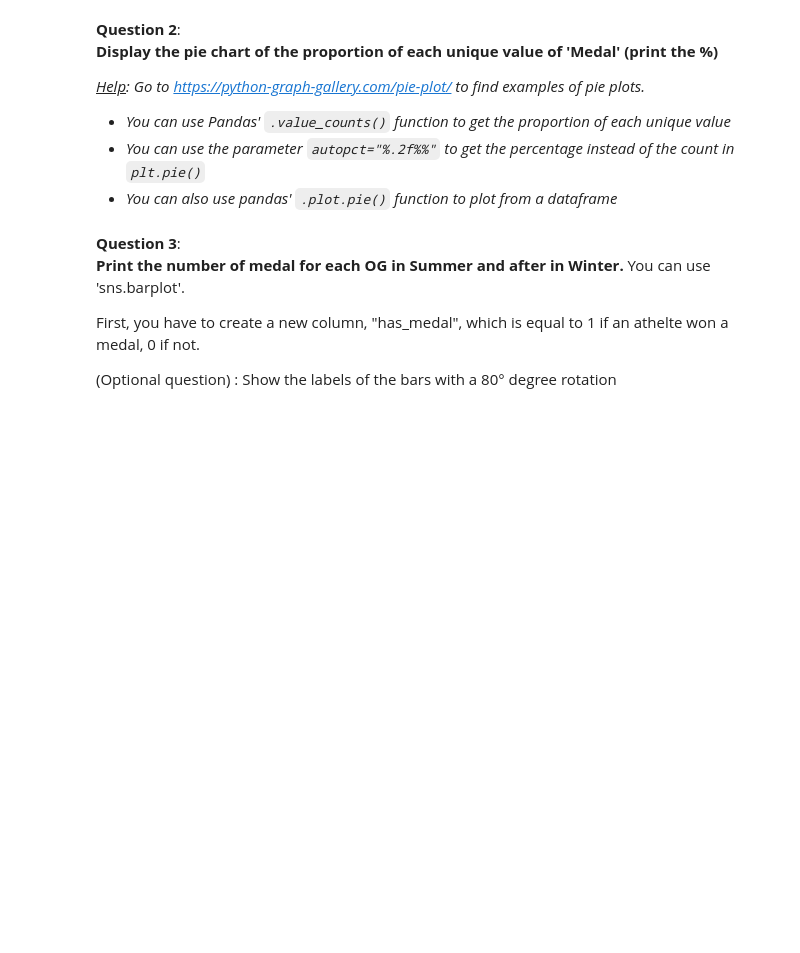
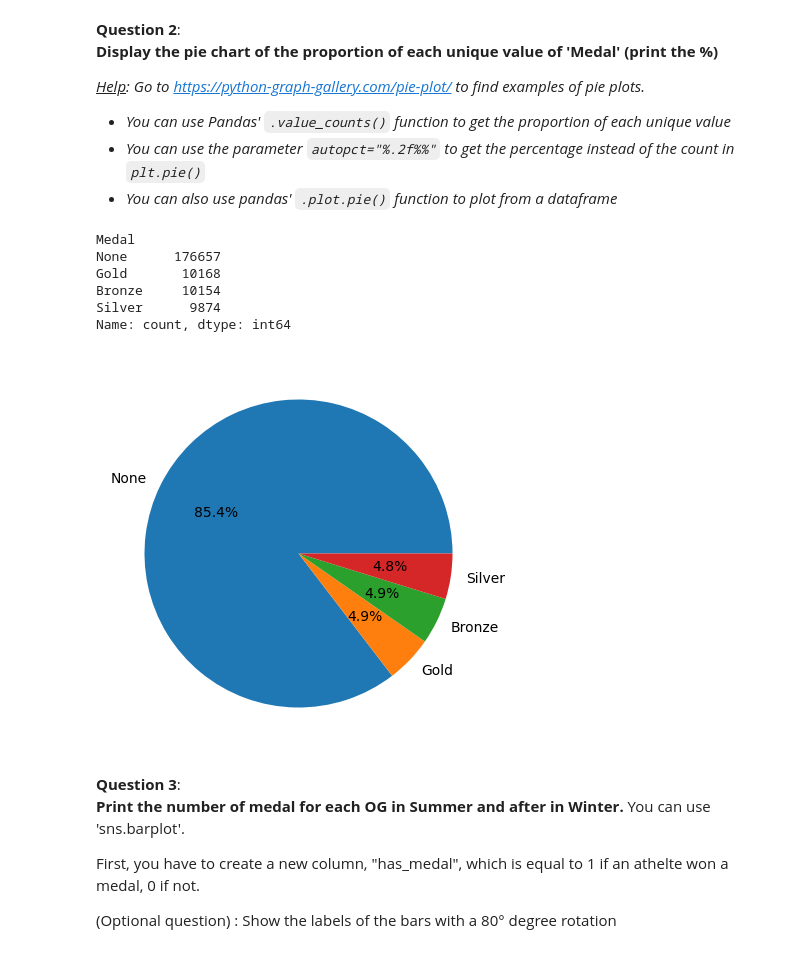
Before and after one commit to waddason/Hi-Paris_bootcamp, a Jupyter notebook: Data_cleaning/Data_visualization.ipynb, the cells around one changed output. Drawn from its saved outputs; the diff is of its cells as text; code cells hidden in the pictures; blank space fills up the shorter version.

```diff
--- a/Data_cleaning/Data_visualization.ipynb
+++ b/Data_cleaning/Data_visualization.ipynb
@@ -130,6 +136,25 @@ Use the following cell to do so.
 - *You can use Pandas' `.value_counts()` function to get the proportion of each unique value*
 - *You can use the parameter `autopct="%.2f%%"` to get the percentage instead of the count in `plt.pie()`*
 - *You can also use pandas' `.plot.pie()` function to plot from a dataframe*
+# %%
+dataset["Medal"].value_counts()
+# %% [output]
+Medal
+None      176657
+Gold       10168
+Bronze     10154
+Silver      9874
+Name: count, dtype: int64
+# %%
+fig, ax = plt.subplots(1, 1, figsize=(15, 5))
+plt.pie(
+    x=dataset["Medal"].value_counts(),
+    labels=dataset["Medal"].value_counts().index,
+    autopct="%.1f%%",
+)
+plt.show()
+# %% [output]
+[figure, added]
 # %% [markdown]
 **Question 3**: <br>
 **Print the number of medal for each OG in Summer and after in Winter.**
```
Also changed, not shown: parts of 32 cells of this notebook, 5 other files.
